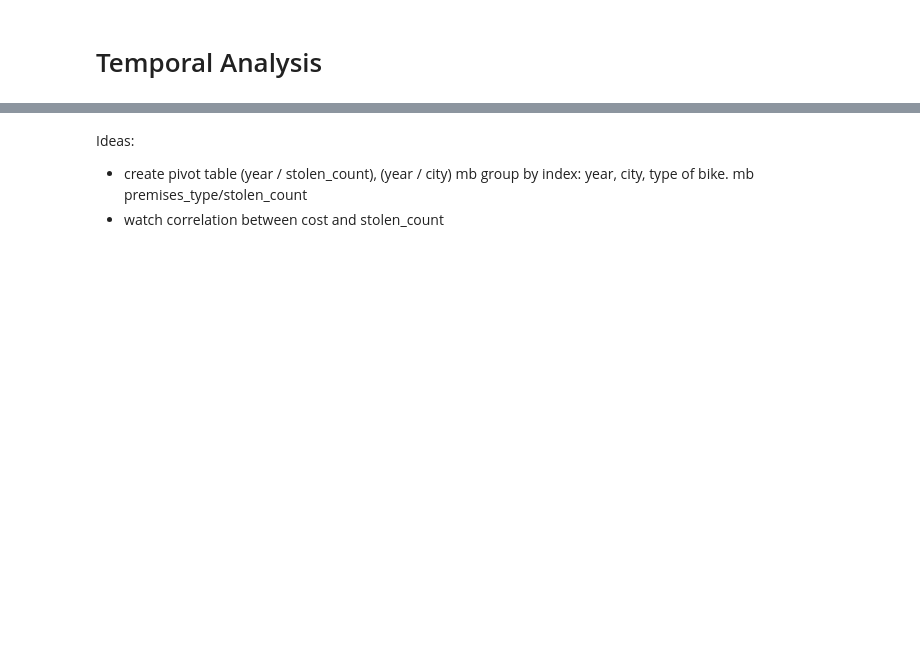
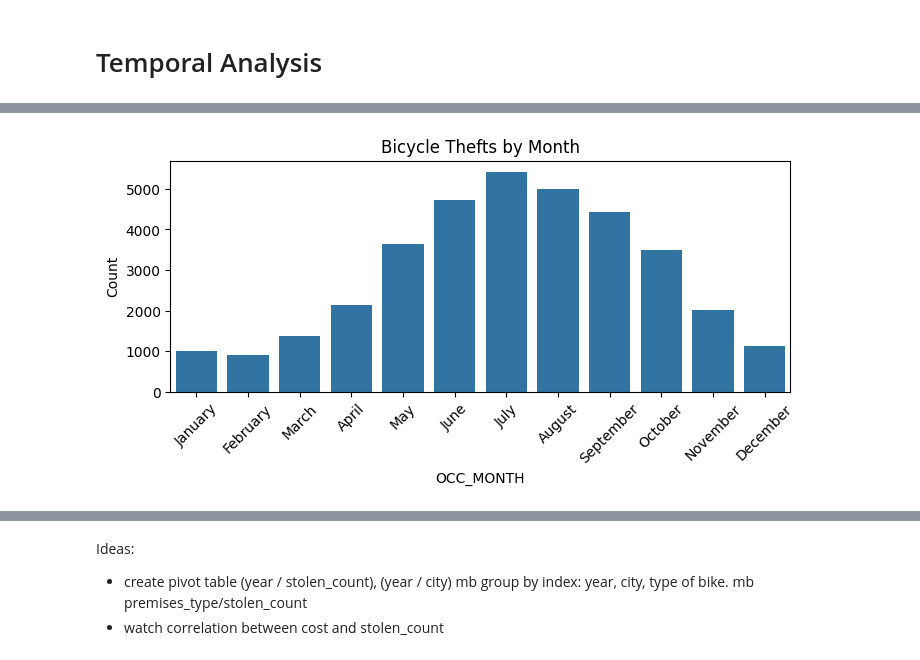
Before and after one commit to kvlrdhrs/Analysis-of-Bicycle-Thefts-in-Toronto, a Jupyter notebook: code.ipynb, the cells around one changed output, grey strips where cells are left out. Saved outputs shown, nothing was run; the diff lists cells and outputs as text; code cells hidden in the pictures; blank space fills up the shorter version.

```diff
--- a/code.ipynb
+++ b/code.ipynb
@@ -64,12 +159,14 @@ plt.show()
 # %%
 # checking the number of thefts by month
 # There is a seasonality in thefts. Bicycle thefts increase in summer with a peak in July.
-plt.figure(figsize=(12, 4))
+plt.figure(figsize=(8, 3))
 sns.countplot(data=df, x='OCC_MONTH')
 plt.xticks(rotation=45)
 plt.ylabel('Count')
 plt.title('Bicycle Thefts by Month')
 plt.show()
+# %% [output]
+[figure, added]
 # %%
 # checking the number of thefts by year and month.
 # from december 2023 to february 2024 there is a increase in the number of thefts compared to the previous years.
```
Also changed, not shown: parts of 20 cells of this notebook.
